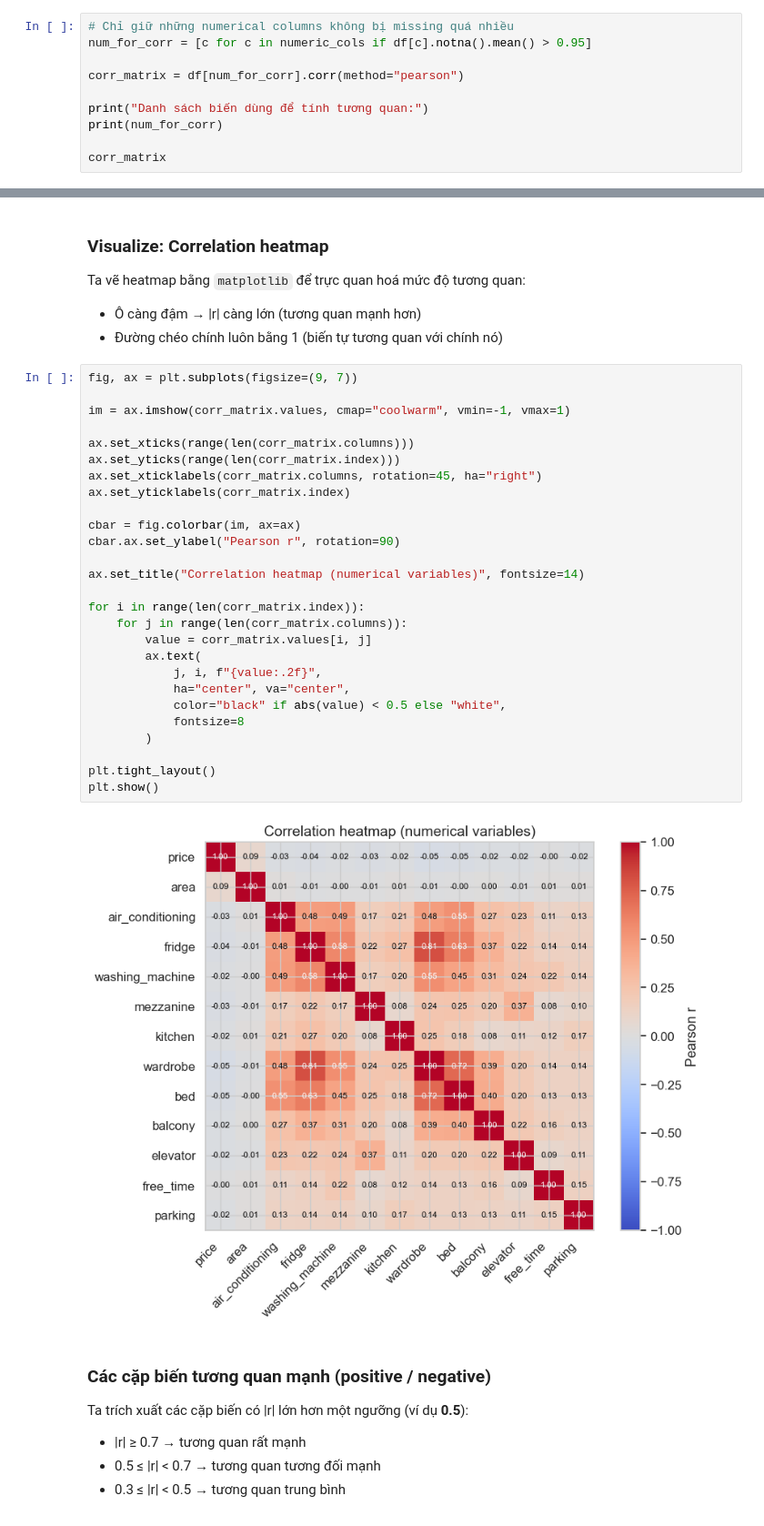
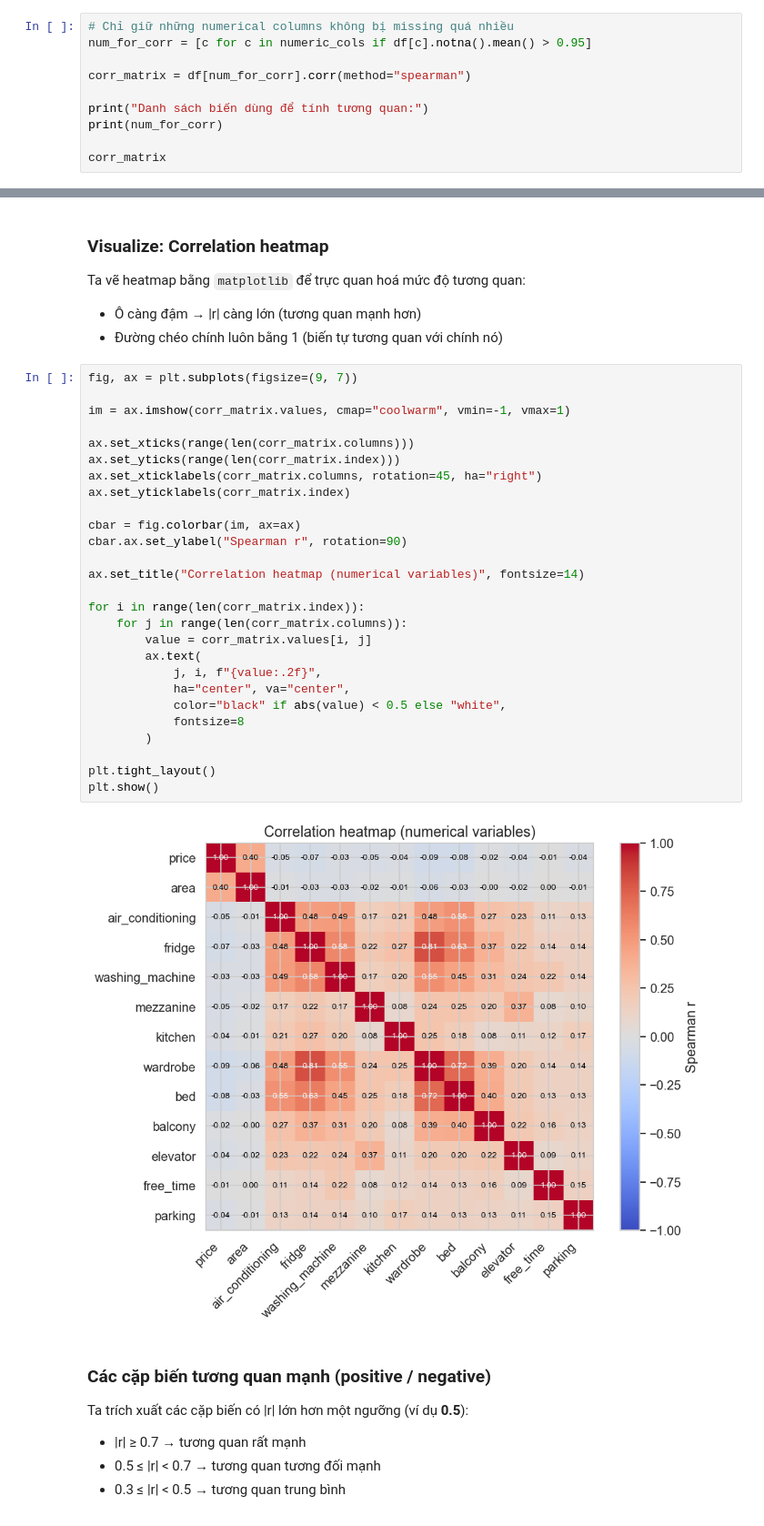
Before and after one commit to HungHiHung10/Intro2DS, a Jupyter notebook: notebooks/relationships_correlations.ipynb, the cells around one changed output, grey strips where cells are left out. Shown at 91% size. Cells and saved outputs as stored; diff of their text form.

Commit message:
fix: change method of correlation matrix

```diff
--- a/notebooks/relationships_correlations.ipynb
+++ b/notebooks/relationships_correlations.ipynb
@@ -184,7 +184,7 @@ Note: Ở đây sử dụng hệ số tương quan **Pearson** cho các biến s
 # Chỉ giữ những numerical columns không bị missing quá nhiều
 num_for_corr = [c for c in numeric_cols if df[c].notna().mean() > 0.95]
 
-corr_matrix = df[num_for_corr].corr(method="pearson")
+corr_matrix = df[num_for_corr].corr(method="spearman")
 
 print("Danh sách biến dùng để tính tương quan:")
 print(num_for_corr)
@@ -217,32 +217,32 @@ Ta vẽ heatmap bằng `matplotlib` để trực quan hoá mức độ tương q
 # %%
 fig, ax = plt.subplots(figsize=(9, 7))
 
 im = ax.imshow(corr_matrix.values, cmap="coolwarm", vmin=-1, vmax=1)
 
 ax.set_xticks(range(len(corr_matrix.columns)))
 ax.set_yticks(range(len(corr_matrix.index)))
 ax.set_xticklabels(corr_matrix.columns, rotation=45, ha="right")
 ax.set_yticklabels(corr_matrix.index)
 
 cbar = fig.colorbar(im, ax=ax)
-cbar.ax.set_ylabel("Pearson r", rotation=90)
+cbar.ax.set_ylabel("Spearman r", rotation=90)
 
 ax.set_title("Correlation heatmap (numerical variables)", fontsize=14)
 
 for i in range(len(corr_matrix.index)):
     for j in range(len(corr_matrix.columns)):
         value = corr_matrix.values[i, j]
         ax.text(
             j, i, f"{value:.2f}",
             ha="center", va="center",
             color="black" if abs(value) < 0.5 else "white",
             fontsize=8
         )
 
 plt.tight_layout()
 plt.show()
 # %% [output]
-[figure, old version]
+[figure, new version]
 # %% [markdown]
 ### **Các cặp biến tương quan mạnh (positive / negative)**
 
```
Also changed, not shown: parts of 3 cells of this notebook.
